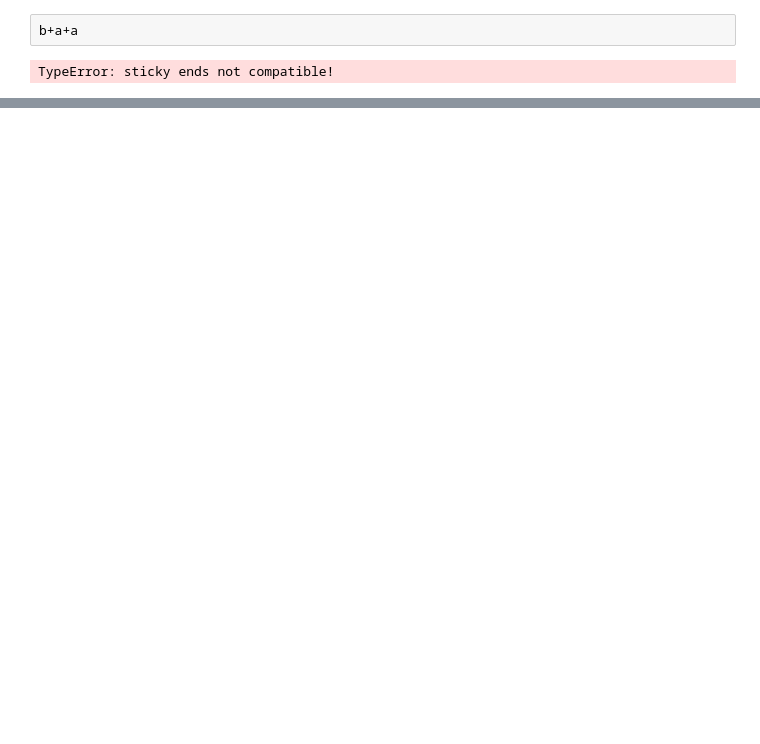
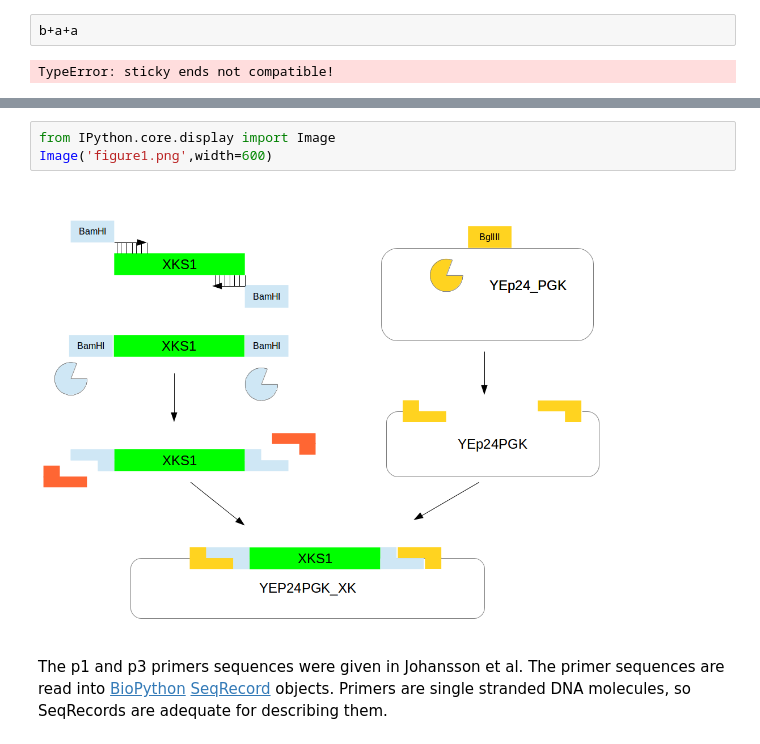
Before and after one commit to BjornFJohansson/pydna, a Jupyter notebook: docs/cookbook/cookbook.ipynb, the cells around one changed output, grey strips where cells are left out. Drawn from its saved outputs; the diff is of its cells as text; blank space fills up the shorter version.

```diff
--- a/docs/cookbook/cookbook.ipynb
+++ b/docs/cookbook/cookbook.ipynb
@@ -104,0 +113,7 @@ Briefly, the XKS1 gene from Saccharomyces cerevisiae is amplified by PCR using t
+# %%
+from IPython.core.display import Image
+Image('figure1.png',width=600)
+# %% [output]
+[figure, added]
+# %% [markdown]
+The p1 and p3 primers sequences were given in Johansson et al. The primer sequences are read into [BioPython](http://biopython.org/) [SeqRecord](http://biopython.org/wiki/SeqRecord) objects. Primers are single stranded DNA molecules, so SeqRecords are adequate for describing them.
```
Also changed, not shown: parts of 89 cells of this notebook, 9 other files.
